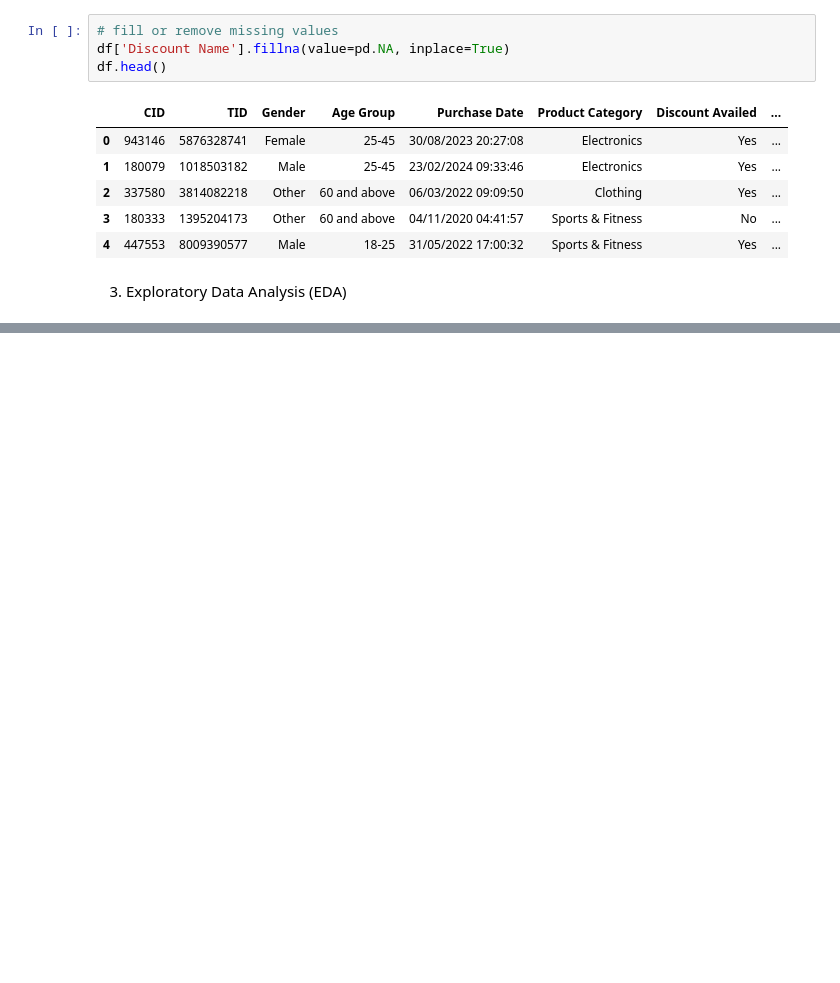
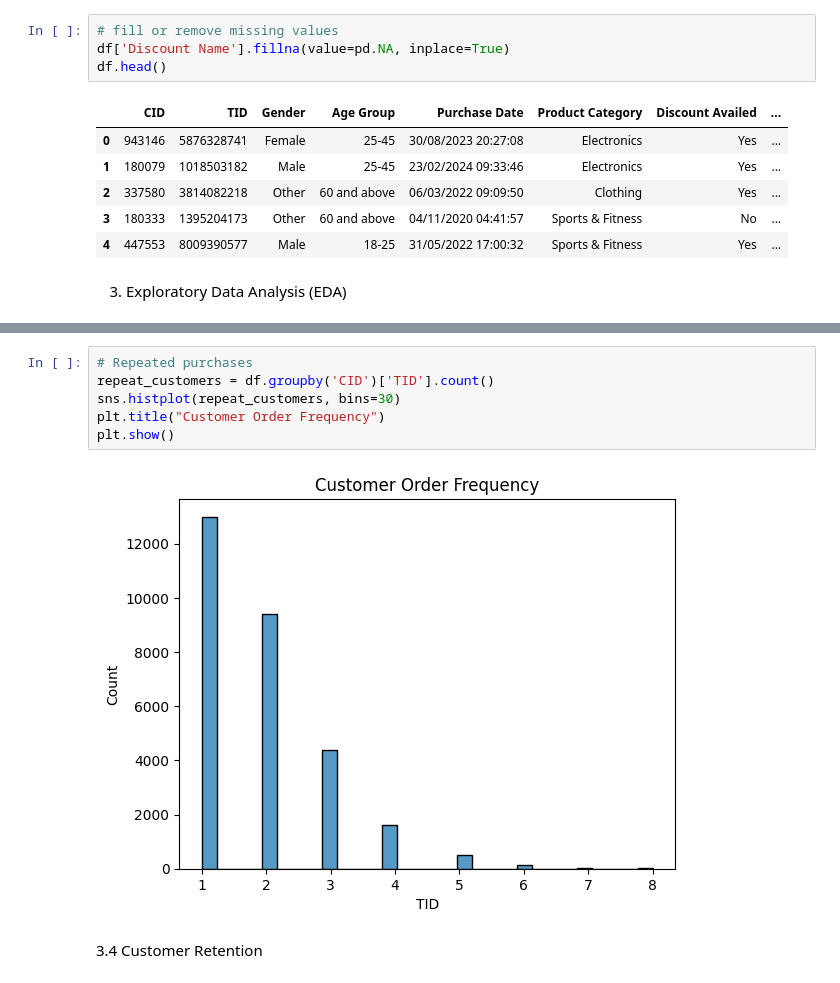
Before and after one commit to NhaDAlvarado/Data_Analysis-Portfolio, a Jupyter notebook: Ecommerce_Analysis/analysis.ipynb, the cells around one changed output, grey strips where cells are left out. Cells and saved outputs as stored; diff of their text form; blank space fills up the shorter version.

```diff
--- a/Ecommerce_Analysis/analysis.ipynb
+++ b/Ecommerce_Analysis/analysis.ipynb
@@ -75,0 +120,10 @@ plt.show()
+# %%
+# Repeated purchases
+repeat_customers = df.groupby('CID')['TID'].count()
+sns.histplot(repeat_customers, bins=30)
+plt.title("Customer Order Frequency")
+plt.show()
+# %% [output]
+[figure, added]
+# %% [markdown]
+3.4 Customer Retention
```
Also changed, not shown: parts of 8 cells of this notebook.
